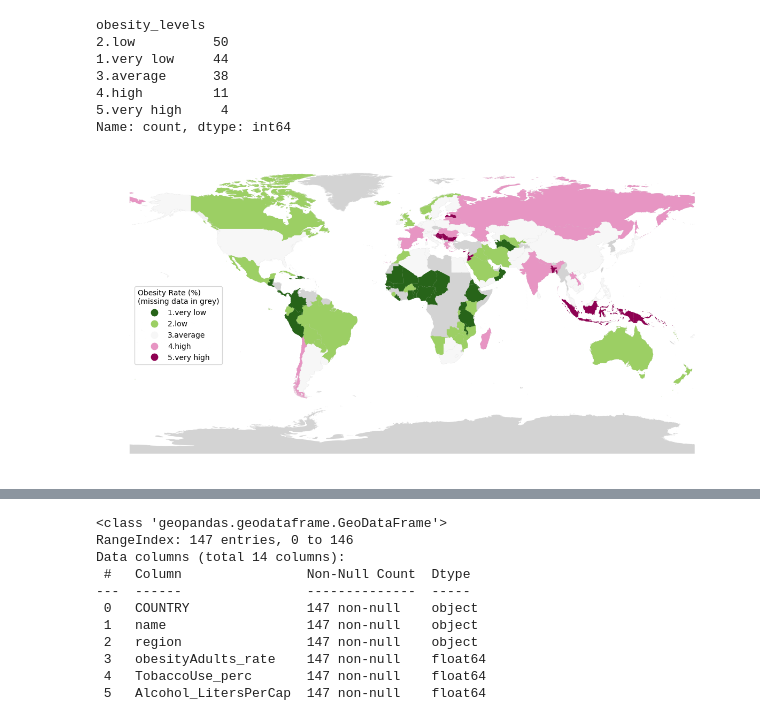
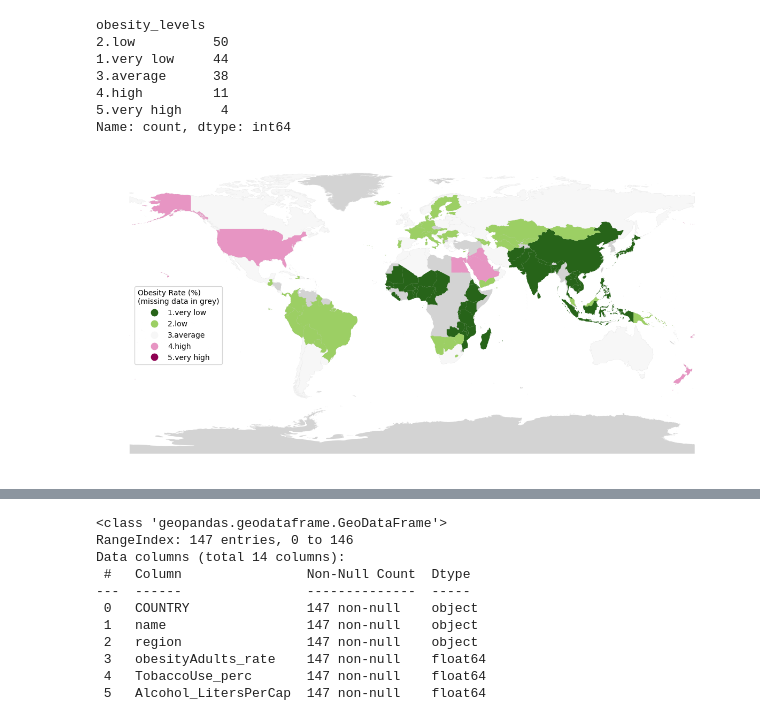
Before and after one commit to CSSMethods/Spatialexploring, a Jupyter notebook: code_hw1.ipynb, the cells around one changed output, grey strips where cells are left out. Saved outputs shown, nothing was run; the diff lists cells and outputs as text; code cells hidden in the pictures.

```diff
--- a/code_hw1.ipynb
+++ b/code_hw1.ipynb
@@ -106,24 +106,24 @@ Name: count, dtype: int64
 # %%
 countries=gpd.read_file(mainLink, layer='border')
 worldBorders=countries.dissolve()
 base=worldBorders.plot(color='lightgrey',
                      figsize=(15, 10))
-cia.plot(column='tobacco_levels',ax=base,
+cia.plot(column='obesity_levels',ax=base,
                      cmap='PiYG_r', # reversed
                      categorical=True,
                      linewidth=0.,
                      legend=True,
                      legend_kwds={"title": "Obesity Rate (%)\n(missing data in grey)"}
                    )
 base.set_axis_off()
 
 # locating the legend
 leg = base.get_legend()
 leg.set_bbox_to_anchor((0.2, 0.6))
 
 plt.show();
 # %% [output]
-[figure, old version]
+[figure, new version]
 # %%
 topcountries=cia[(cia.tobacco_code==0) & (cia.alcohol_code==0) & (cia.obesity_code==0)]
 topcountries
```
